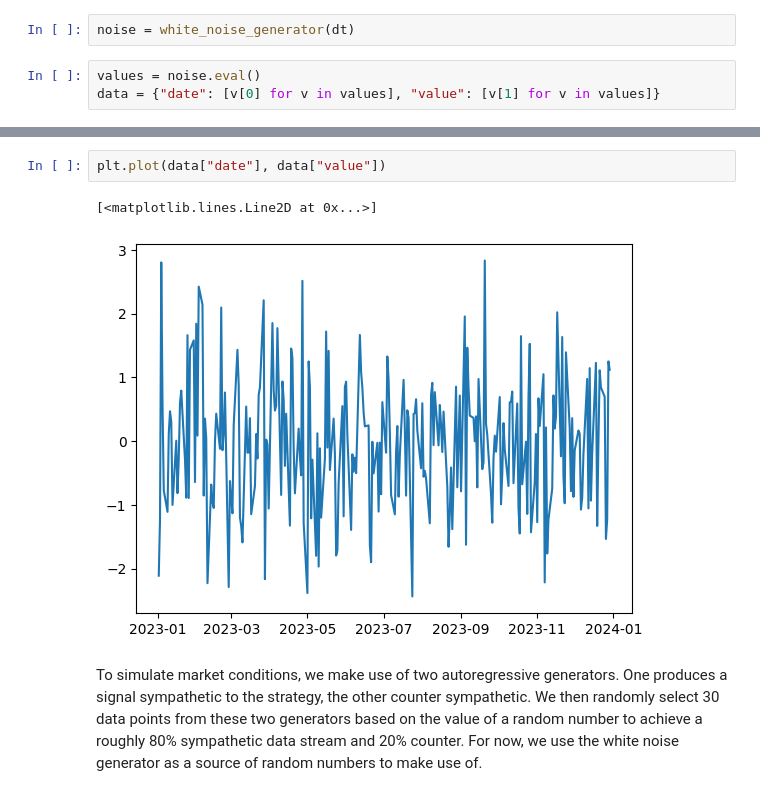
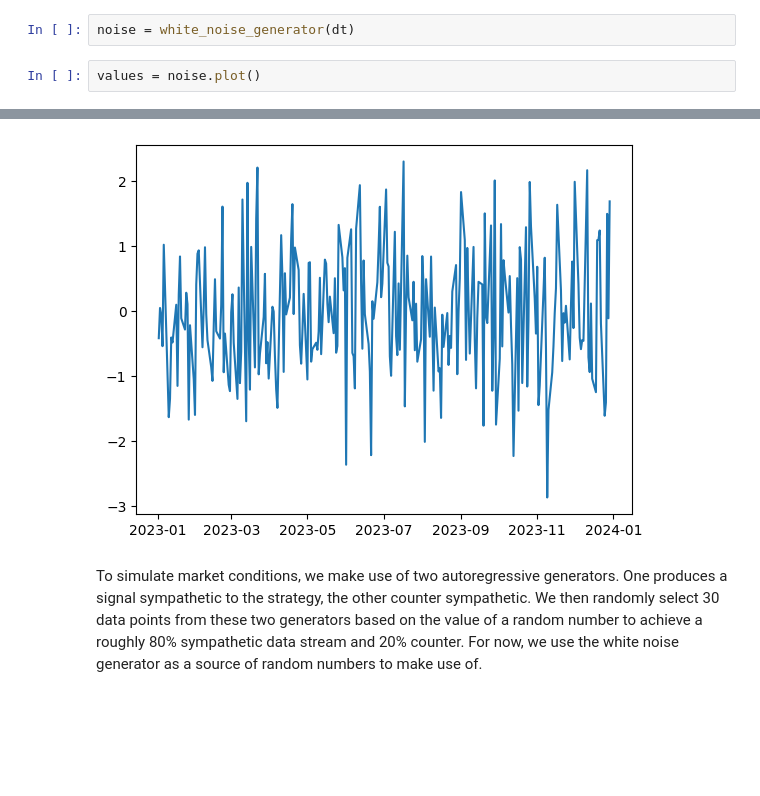
Before and after one commit to hhenson/hg_systematic, a Jupyter notebook: notebooks/power_autocorrelation_strategy.ipynb, the cells around one changed output, grey strips where cells are left out. Cells and saved outputs as stored; diff of their text form; blank space fills up the shorter version.

Commit message:
Change to make use of new plot functionality

```diff
--- a/notebooks/power_autocorrelation_strategy.ipynb
+++ b/notebooks/power_autocorrelation_strategy.ipynb
@@ -31,6 +30,5 @@ dt = business_days()
 # %%
 noise = white_noise_generator(dt)
 # %%
-values = noise.eval()
-data = {"date": [v[0] for v in values], "value": [v[1] for v in values]}
+values = noise.plot()
 # %% [output]
@@ -40,8 +38,4 @@ data = {"date": [v[0] for v in values], "value": [v[1] for v in values]}
+[figure, added]
-# %%
-plt.plot(data["date"], data["value"])
-# %% [output]
-[<matplotlib.lines.Line2D at 0x...>]
-[figure, removed]
 # %% [markdown]
 To simulate market conditions, we make use of two autoregressive generators. One produces a signal sympathetic to the strategy, the other counter sympathetic.
 We then randomly select 30 data points from these two generators based on the value of a random number to achieve a roughly 80% sympathetic data stream and 20% counter.
```
Also changed, not shown: parts of 9 cells of this notebook, 2 other files.
